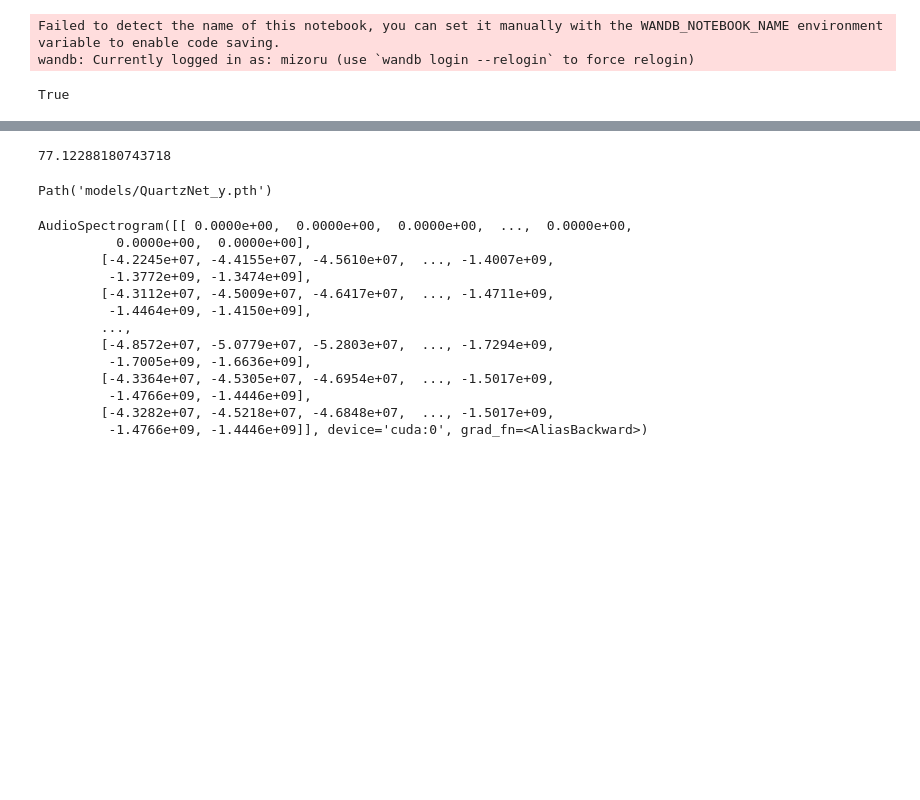
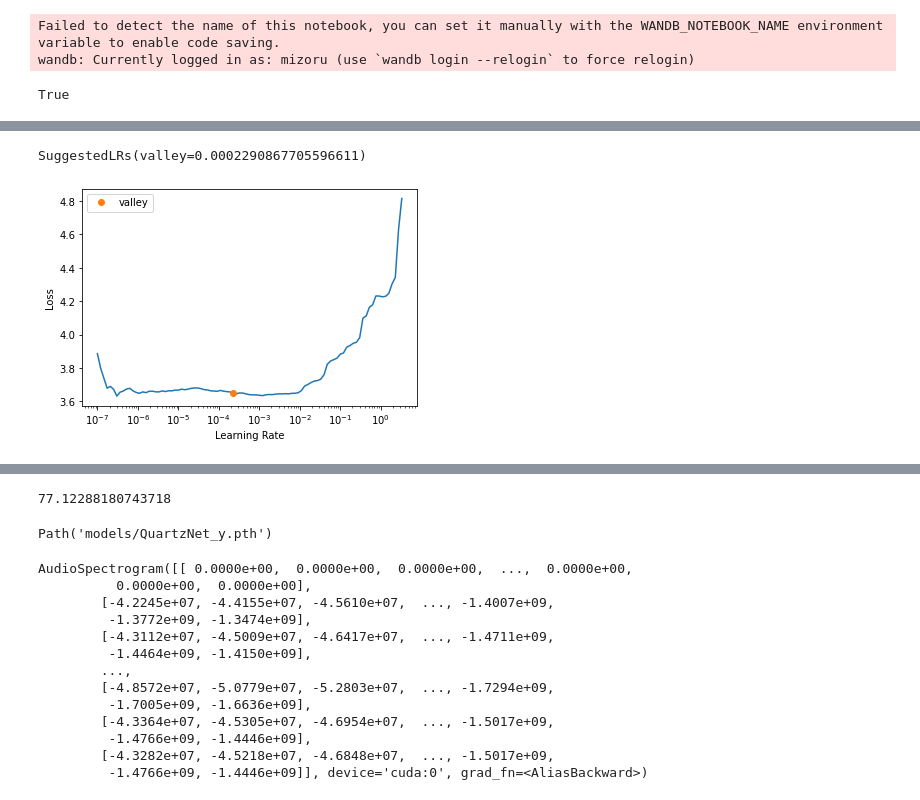
Before and after one commit to mizoru/pronunciation-trainer, a Jupyter notebook: training-QuartzNet.ipynb, the cells around one changed output, grey strips where cells are left out. Saved outputs shown, nothing was run; the diff lists cells and outputs as text; code cells hidden in the pictures; blank space fills up the shorter version.

```diff
--- a/training-QuartzNet.ipynb
+++ b/training-QuartzNet.ipynb
@@ -459,2 +397,2 @@ learn.recorder.plot_loss(39)
 # %%
-learn.fit_one_cycle(5,1e-4)
+learn.fit_one_cycle(5,2e-6)
@@ -460,0 +408,3 @@ learn.fit_one_cycle(5,1e-4)
+# %%
+learn.lr_find()
+# %% [output]
@@ -460,0 +412,2 @@ learn.fit_one_cycle(5,1e-4)
+SuggestedLRs(valley=0.0002290867705596611)
+[figure, added]
```
Also changed, not shown: parts of 39 cells of this notebook.
